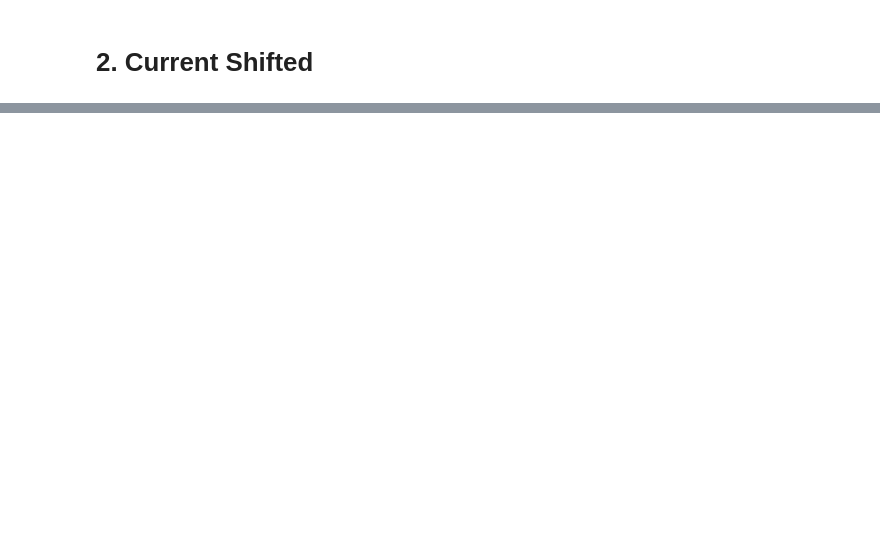
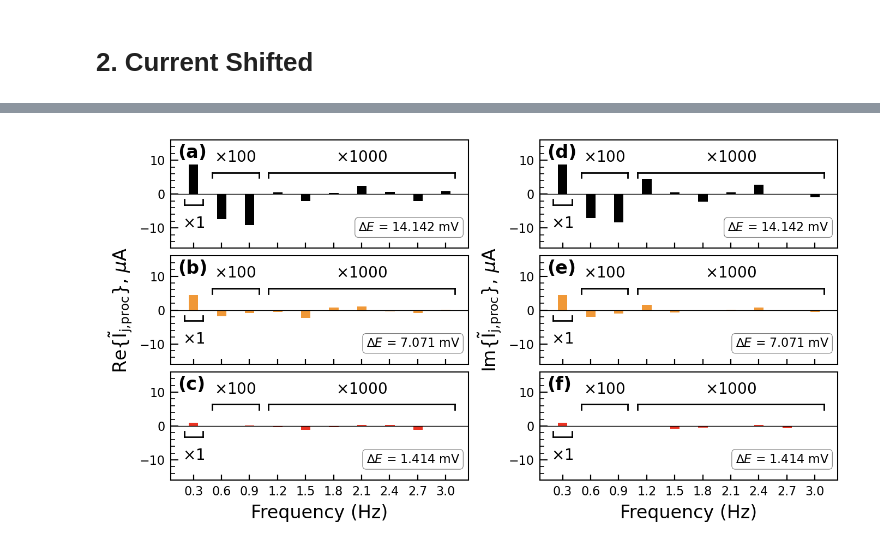
Before and after one commit to lauren8040/NLEIS-Ferri-Ferrocyanide-Modelling, a Jupyter notebook: jupyter/Figures/Signal Analysis/Signal_Analysis_Plot.ipynb, the cells around one changed output, grey strips where cells are left out. Saved outputs shown, nothing was run; the diff lists cells and outputs as text; code cells hidden in the pictures; blank space fills up the shorter version.

```diff
--- a/jupyter/Figures/Signal Analysis/Signal_Analysis_Plot.ipynb
+++ b/jupyter/Figures/Signal Analysis/Signal_Analysis_Plot.ipynb
@@ -363,0 +279,98 @@ plt.show()
+# %%
+#Create Figure
+fig, axs = plt.subplots(3, 2, sharex='col', figsize=(7, 3.8),dpi=200) #11,6
+for ax in axs.flat:
+    for location in ['left', 'right', 'top', 'bottom']:
+        ax.spines[location].set_linewidth(0.75)
+
+#Plot Variables
+fontsize=12
+label_fontsize = 12
+legend_fontsize = 8
+axis_fontsize = 8
+mult_fontsize = 10
+bar_width = 0.1
+frequencies = df_Vreal['Frequency (Hz)']
+colors = [(234, 51, 35), (240, 152, 55), (0, 0, 0)]
+colors = [tuple(c / 255 for c in color) for color in colors]
+labels = [rf"$∆E$ = {round(10*np.sqrt(2),3)} mV", rf"$∆E$ = {round(5*np.sqrt(2),3)} mV", rf"$∆E$ = {round(1*np.sqrt(2),3)} mV"]
+cols = ["10mV","5mV","1mV"]
+subplot_labels = ['(a)', '(d)', '(b)', '(e)', '(c)', '(f)']
+mult = 100
+mult2 = 1000
+gray_rgb = (122 / 255, 122 / 255, 122 / 255)
+count = 0
+
+for i in range(3):
+    # LEFT: Real Current
+    axs[i, 0].bar(frequencies, scale_series_2_ranges(df_Ireal[cols[i]], 1, 2, 3,
+                len(df_Ireal[cols[i]]) - 1, mult, mult2, "A", True),
+                width=bar_width, color=colors[2 - i])
+    if i ==1:
+        axs[i, 0].set_ylabel(r'Re{$\tilde{\mathrm{I}}_{\mathrm{j,\!{proc}}}$}, $\mu$A', fontsize=fontsize)
+    axs[i, 0].set_ylim(-16, 16)
+
+    # RIGHT: Imaginary Current
+    axs[i, 1].bar(frequencies, scale_series_2_ranges(df_Iimag[cols[i]], 1, 2, 3,
+                len(df_Iimag[cols[i]]) - 1, mult, mult2, "A", True),
+                width=bar_width, color=colors[2 - i])
+    axs[i, 1].set_ylim(-16, 16)
+    if i ==1:
+        axs[i, 1].set_ylabel(r'Im{$\tilde{\mathrm{I}}_{\mathrm{j,\!{proc}}}$}, $\mu$A', fontsize=fontsize)
+
+    #Format Axes / Tick Marks / Add Brackets
+    for j in [0, 1]:
+        ax = axs[i, j]
+        ax.axhline(y=0, color='black', linestyle='-', linewidth=0.5)
+        ax.minorticks_on()
+        ax.tick_params(axis='x', which='minor', bottom=False, top=False)
+        ax.tick_params(axis='y', which='major', length = 5,width = 0.75)
+        ax.tick_params(axis='y', which='minor', length = 3, width = 0.6)
+        ax.tick_params(which='both', direction='in', labelsize=axis_fontsize)
+        ax.text(0.025, 0.965, subplot_labels[count], transform=ax.transAxes,
+                fontsize=label_fontsize, fontweight='bold', va='top', ha='left')
+
+        # Custom Legend Textbox
+        ax.text(0.97, 0.25, labels[i],
+                transform=ax.transAxes,
+                fontsize=legend_fontsize,
+                verticalalignment='top',
+                horizontalalignment='right',
+                bbox=dict(boxstyle='round',
+                          facecolor='white',
+                          edgecolor=gray_rgb,
+                          linewidth=0.4))
+
+        # Brackets and scaling
+        overhang = 0.05
+        x1_start, x1_end = 0.15 + overhang, 0.45 - overhang
+        x2_start, x2_end = 0.45 + overhang, 1.05 - overhang
+        x3_start, x3_end = 1.05 + overhang, 3.15 - overhang
+        x1_mid = (x1_start + x1_end) / 2
+        x2_mid = (x2_start + x2_end) / 2
+        x3_mid = (x3_start + x3_end) / 2
+        add_bracket(ax, x1_start, x1_end, 0.4, -0.05)
+        add_bracket(ax, x2_start, x2_end, 0.7, 0.05)
+        add_bracket(ax, x3_start, x3_end, 0.7, 0.05)
+        ax.text(x1_mid, 0.3, r'$\times 1$', transform=ax.get_xaxis_transform(),
+                fontsize=mult_fontsize, verticalalignment='top', horizontalalignment='center')
+        ax.text(x2_mid, 0.91, rf'$\times {mult}$', transform=ax.get_xaxis_transform(),
+                fontsize=mult_fontsize, verticalalignment='top', horizontalalignment='center')
+        ax.text(x3_mid, 0.91, rf'$\times {mult2}$', transform=ax.get_xaxis_transform(),
+                fontsize=mult_fontsize, verticalalignment='top', horizontalalignment='center')
+
+        count += 1
+
+# X-axis label and ticks for bottom row
+axs[2, 0].set_xlabel('Frequency (Hz)', fontsize=fontsize)
+axs[2, 1].set_xlabel('Frequency (Hz)', fontsize=fontsize)
+xticks = [0.3, 0.6, 0.9, 1.2, 1.5, 1.8, 2.1, 2.4, 2.7, 3.0]
+axs[2, 0].set_xticks(xticks)
+axs[2, 1].set_xticks(xticks)
+
+#Show/Save Figure
+plt.tight_layout(h_pad = 0.5,w_pad=0.5)
+plt.savefig("Figure2_Processed_Current_Signal_Analysis.pdf", bbox_inches='tight', pad_inches=0.01)
+plt.show()
+# %% [output]
+[figure, added]
```
Also changed, not shown: parts of 2 cells of this notebook, 35 other files.
